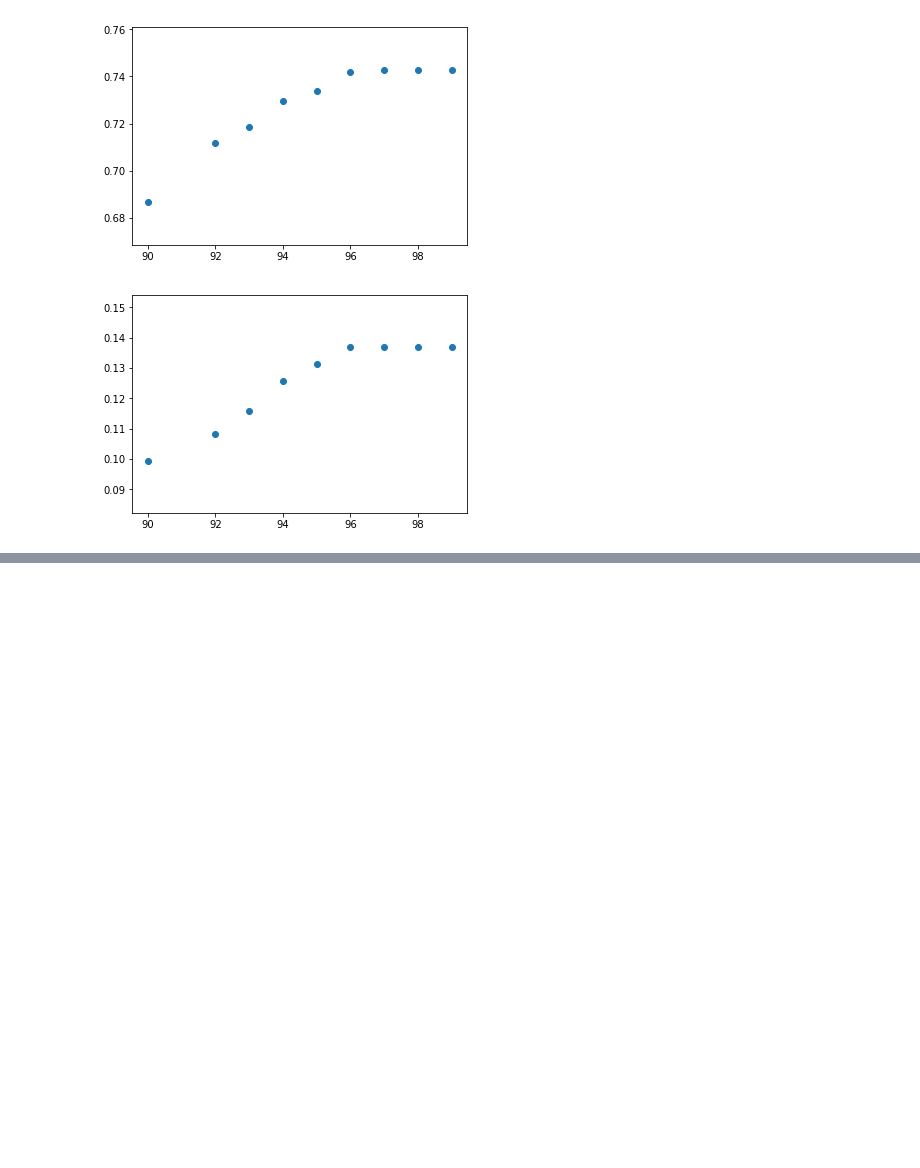
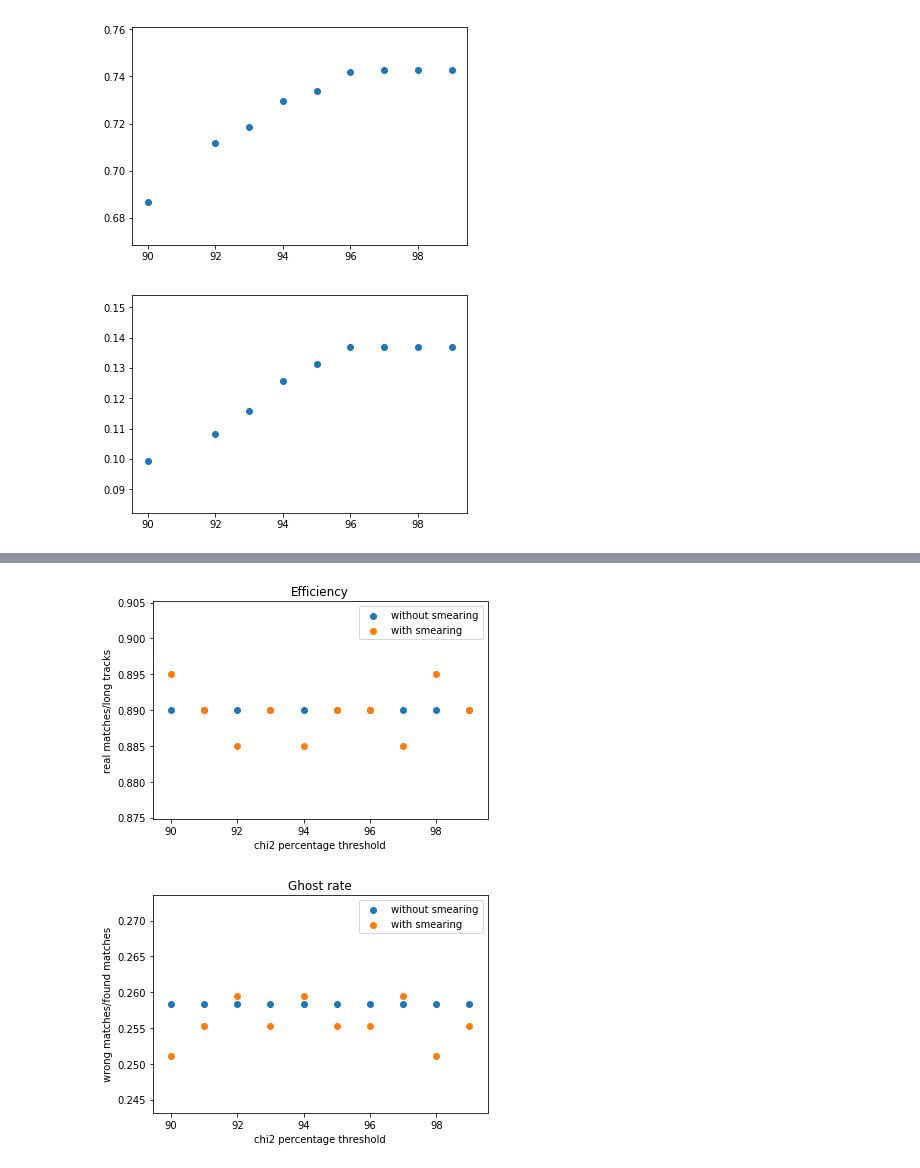
Before and after one commit to irenecortinovis/Semester-project-LHCB, a Jupyter notebook: matching/efficiencies_ghostrates.ipynb, the cells around one changed output, grey strips where cells are left out. Drawn from its saved outputs; the diff is of its cells as text; code cells hidden in the pictures; blank space fills up the shorter version.

```diff
--- a/matching/efficiencies_ghostrates.ipynb
+++ b/matching/efficiencies_ghostrates.ipynb
@@ -33,0 +111,38 @@ plt.show()
+# %%
+#new file
+#no and with smearing
+#with cuts
+#unified
+#first last strategy
+#only long tracks (velovelo, not downstream, no UT)
+#2 sigma window also 1 sigma
+
+perc_list = range(99,89,-1)
+eff_list_wsm = [0.89, 0.895, 0.885, 0.89, 0.89, 0.885, 0.89, 0.885, 0.89, 0.895]
+ghostr_list_wsm = [0.25523012552301255, 0.2510460251046025, 0.2594142259414226, 0.25523012552301255, 0.25523012552301255, 0.2594142259414226, 0.25523012552301255, 0.2594142259414226, 0.25523012552301255, 0.2510460251046025]
+belowstats_list_wsm = [0.19560878243512975, 0.19541375872382852, 0.1952191235059761, 0.1952191235059761, 0.19541375872382852, 0.19502487562189055, 0.1952191235059761, 0.1952191235059761, 0.19502487562189055, 0.19502487562189055]
+
+
+eff_list_nosm = [0.89, 0.89, 0.89, 0.89, 0.89, 0.89, 0.89, 0.89, 0.89, 0.89]
+ghostr_list_nosm = [0.25833333333333336, 0.25833333333333336, 0.25833333333333336, 0.25833333333333336, 0.25833333333333336, 0.25833333333333336, 0.25833333333333336, 0.25833333333333336, 0.25833333333333336, 0.25833333333333336]
+belowstats_list_nosm = [0.18403755868544602, 0.18403755868544602, 0.18403755868544602, 0.18403755868544602, 0.18403755868544602, 0.18403755868544602, 0.18403755868544602, 0.18403755868544602, 0.18421052631578946, 0.18473138548539114]
+
+
+plt.scatter(perc_list,eff_list_nosm,label='without smearing')
+plt.scatter(perc_list,eff_list_wsm,label='with smearing')
+plt.xlabel('chi2 percentage threshold')
+plt.ylabel('real matches/long tracks')
+plt.legend(loc='best')
+plt.title('Efficiency')
+plt.show()
+
+plt.scatter(perc_list,ghostr_list_nosm,label='without smearing')
+plt.scatter(perc_list,ghostr_list_wsm,label='with smearing')
+plt.xlabel('chi2 percentage threshold')
+plt.ylabel('wrong matches/found matches')
+plt.legend(loc='best')
+plt.title('Ghost rate')
+plt.show()
+# %% [output]
+[figure, added]
+[figure, added]
```
Also changed, not shown: parts of 3 cells of this notebook, 7 other files.
